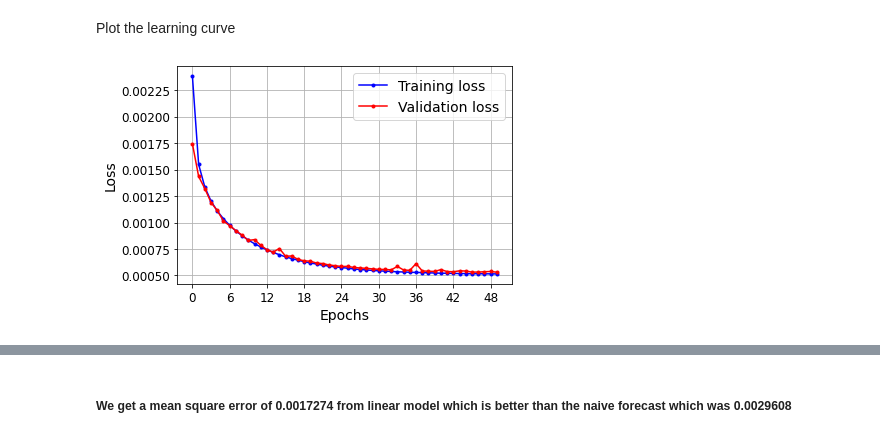
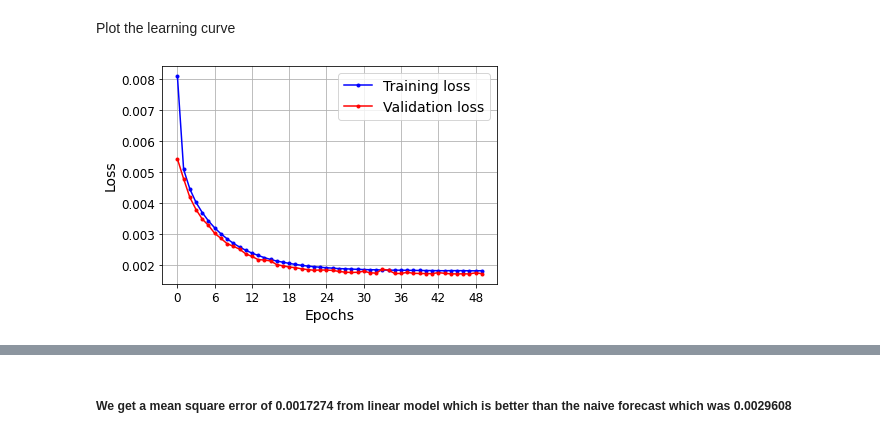
Before and after one commit to raja-surya/Time-Series-RNN, a Jupyter notebook: Web-Traffic-Time-Series-Forecasting-RNN-LSTM.ipynb, the cells around one changed output, grey strips where cells are left out. Drawn from its saved outputs; the diff is of its cells as text; code cells hidden in the pictures.

```diff
--- a/Web-Traffic-Time-Series-Forecasting-RNN-LSTM.ipynb
+++ b/Web-Traffic-Time-Series-Forecasting-RNN-LSTM.ipynb
@@ -811,10 +819,10 @@ def plot_learning_curves(loss, val_loss):
     plt.grid(True)
 # %%
 
-plot_learning_curves(history.history["loss"], history.history["val_loss"])
+plot_learning_curves(history_lin.history["loss"], history_lin.history["val_loss"])
 plt.show()
 # %% [output]
-[figure, old version]
+[figure, new version]
 # %%
 linear_mse = round(lin_model.evaluate(X_valid, y_valid), 7)
 linear_mse
```
Also changed, not shown: parts of 19 cells of this notebook.
